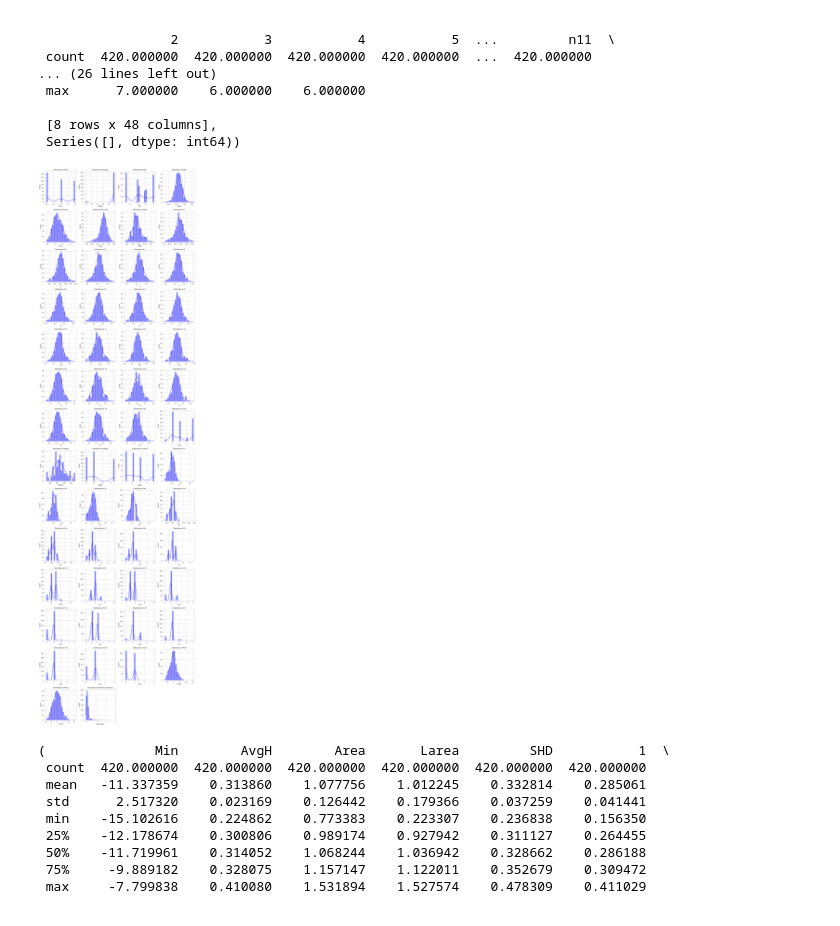
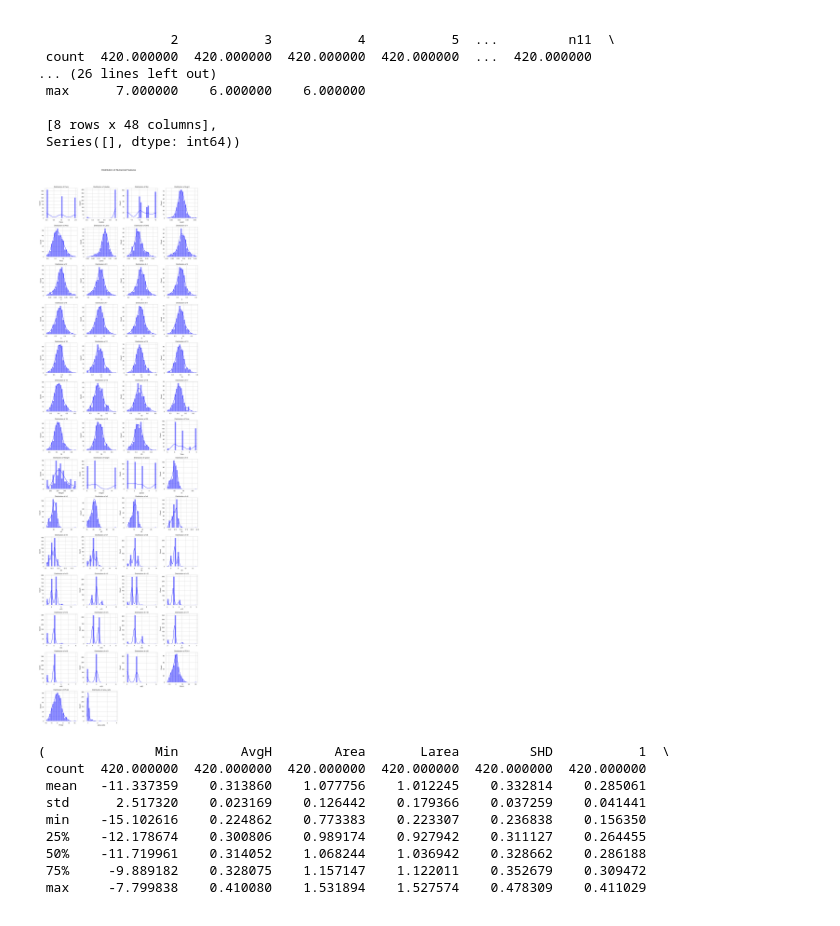
Before and after one commit to yashksaini-coder/Cattle-Weight-Prediction, a Jupyter notebook: Linear-Regression-weight-prediction.ipynb, the cells around one changed output. Cells and saved outputs as stored; diff of their text form; code cells hidden in the pictures.

```diff
--- a/Linear-Regression-weight-prediction.ipynb
+++ b/Linear-Regression-weight-prediction.ipynb
@@ -75,23 +75,23 @@ summary_stats, missing_values[missing_values > 0]
  [8 rows x 48 columns],
  Series([], dtype: int64))
 # %%
-
 num_features = len(num_cols)
 rows = int(np.ceil(num_features / 4))  # 4 columns per row
 
 fig, axes = plt.subplots(rows, 4, figsize=(16, rows * 4))
 axes = axes.flatten()
 
 for i, col in enumerate(num_cols):
     sns.histplot(df[col], bins=20, kde=True, ax=axes[i], color='blue')
     axes[i].set_title(f"Distribution of {col}")
 for i in range(num_features, len(axes)):
     fig.delaxes(axes[i])
-plt.title('Distribution of Numerical Features')
-plt.tight_layout()
+
+fig.suptitle('Distribution of Numerical Features', fontsize=16)
+plt.tight_layout(rect=[0, 0, 1, 0.96])
 plt.show()
 # %% [output]
-[figure, old version]
+[figure, new version]
 # %%
 
 
```
Also changed, not shown: 1 other file.
